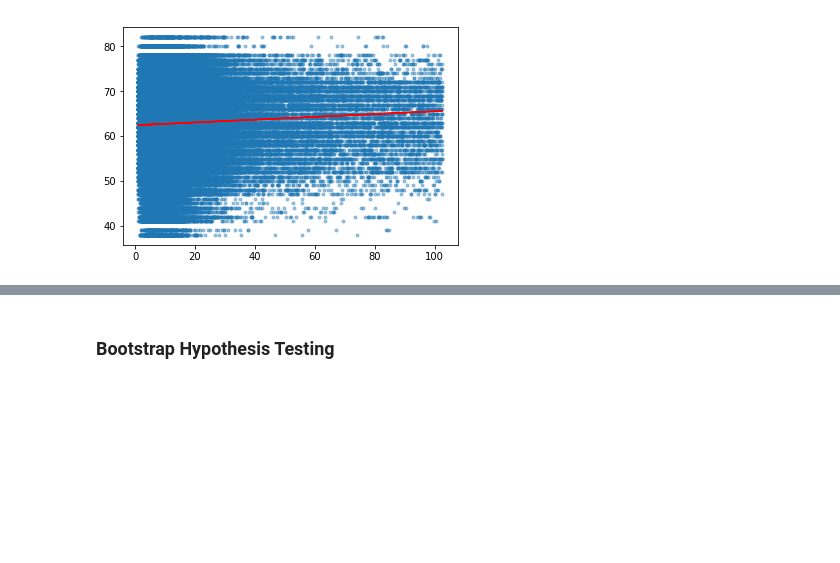
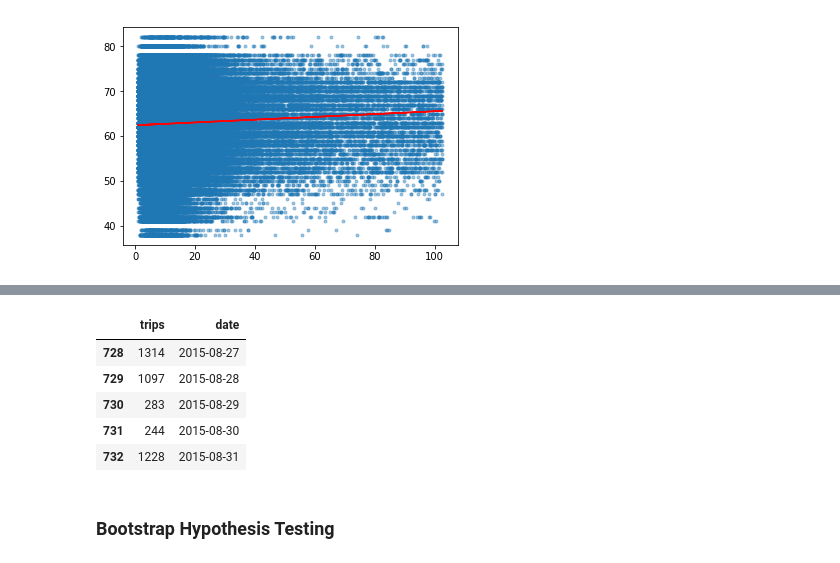
Before and after one commit to jslaga/SpringboardDSC, a Jupyter notebook: Capstone1/Capstone.ipynb, the cells around one changed output, grey strips where cells are left out. Saved outputs shown, nothing was run; the diff lists cells and outputs as text; code cells hidden in the pictures; blank space fills up the shorter version.

```diff
--- a/Capstone1/Capstone.ipynb
+++ b/Capstone1/Capstone.ipynb
@@ -437,17 +485,17 @@ plt.show()
 # %% [output]
 [figure]
 # %%
-sf_trips_clean = sf_trips.loc[sf_trips.duration < np.quantile(sf_trips.duration, 0.98)]
+# sf_trips_clean = sf_trips.loc[sf_trips.duration < np.quantile(sf_trips.duration, 0.98)]
 
-sf_trips_clean['mean_temperature_f'] = None
-sf_trips_clean['date'] = [str(value.date()) for value in sf_trips_clean['start_date']]
+# sf_trips_clean['mean_temperature_f'] = None
+# sf_trips_clean['date'] = [str(value.date()) for value in sf_trips_clean['start_date']]
 
-for idx, row in weather_df[['date','mean_temperature_f']].iterrows():
-    try:
-        float(row[1])
-        temperature = row[1]
-    except:
-        continue
-    current_date = datetime.strptime(row[0],'%m/%d/%Y').strftime('%Y-%m-%d')
-    sf_trips_clean.loc[sf_trips_clean['date'] == current_date, 'mean_temperature_f'] = temperature
+# for idx, row in weather_df[['date','mean_temperature_f']].iterrows():
+#     try:
+#         float(row[1])
+#         temperature = row[1]
+#     except:
+#         continue
+#     current_date = datetime.strptime(row[0],'%m/%d/%Y').strftime('%Y-%m-%d')
+#     sf_trips_clean.loc[sf_trips_clean['date'] == current_date, 'mean_temperature_f'] = temperature
 # %%
@@ -473,0 +524,19 @@ plt.show()
+# %%
+# Extract the year, month, and day from start_date
+sf_trips_clean['date'] = sf_trips_clean.start_date.dt.date
+
+# Finding total number of times a date is listed: trips_per_date_df
+daily_trips = {}
+for d in sf_trips_clean.date:
+    if d not in daily_trips:
+        daily_trips[d] = 1
+    else:
+        daily_trips[d] += 1
+
+daily_trips_df = pd.DataFrame.from_dict(daily_trips, orient = "index", columns=['trips'])
+
+daily_trips_df['date'] = daily_trips_df.index
+daily_trips_df = daily_trips_df.sort_values('date')
+daily_trips_df.reset_index(drop=True, inplace=True)
+
+daily_trips_df.head()
@@ -474,3 +550,13 @@ plt.show()
+# %%
+daily_trips_df = daily_trips_df.sort_values('date')
+daily_trips_df.tail()
+# %% [output]
+|  | trips | date |
+| 728 | 1314 | 2015-08-27 |
+| 729 | 1097 | 2015-08-28 |
+| 730 | 283 | 2015-08-29 |
+| 731 | 244 | 2015-08-30 |
+| 732 | 1228 | 2015-08-31 |
 # %% [markdown]
 ### Bootstrap Hypothesis Testing
 # %%
```
Also changed, not shown: parts of 24 cells of this notebook.
